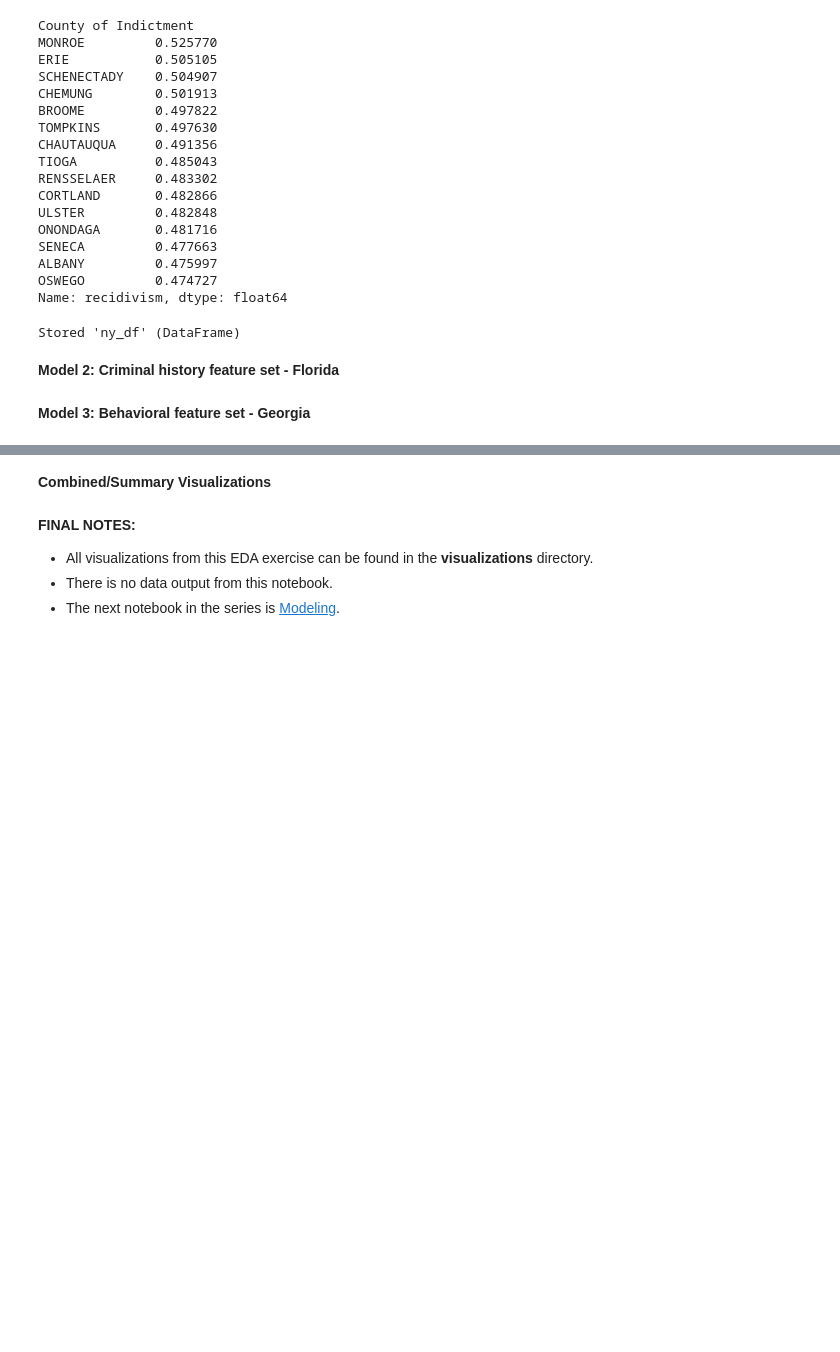
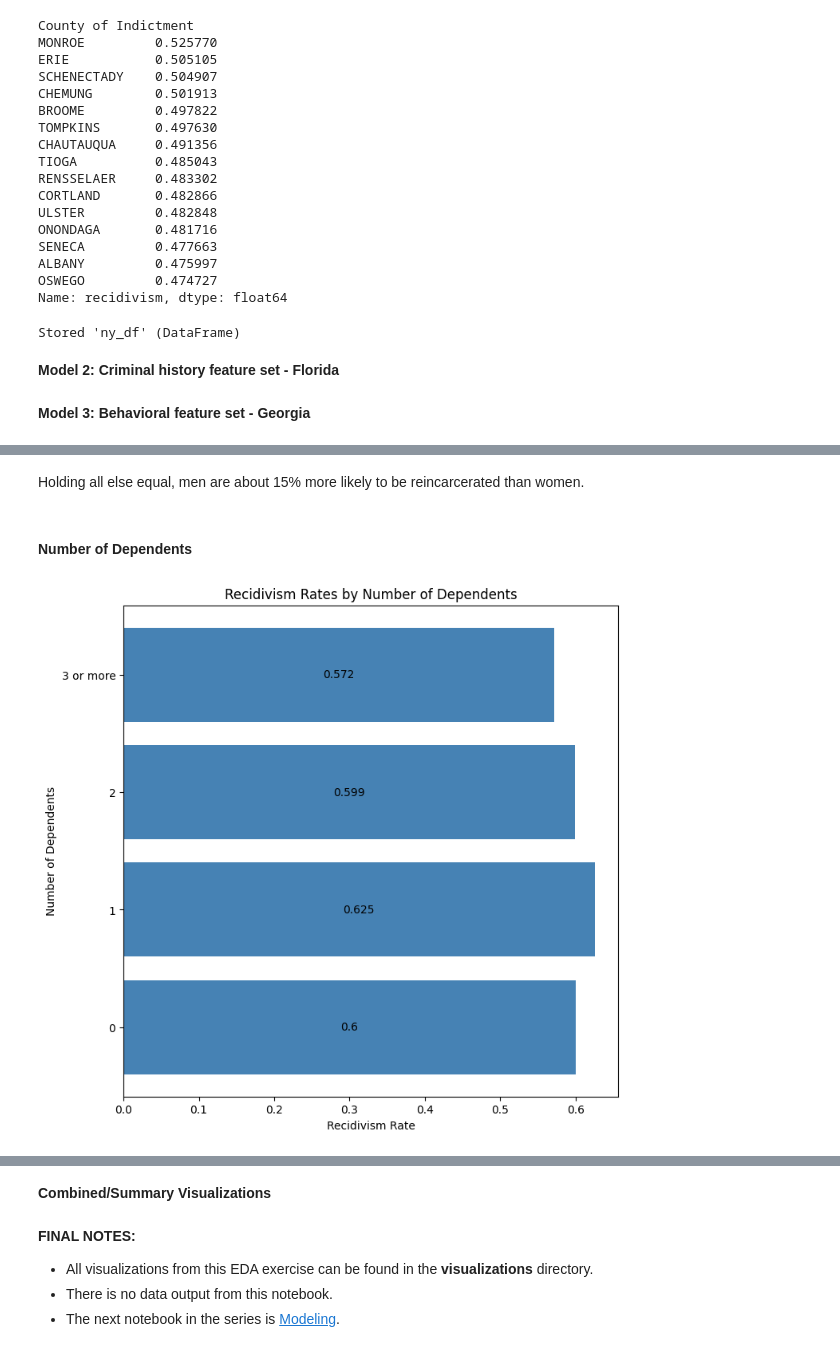
Before and after one commit to ga-dsi-822-group4/recidivism, a Jupyter notebook: notebooks/02_eda.ipynb, the cells around one changed output, grey strips where cells are left out. Drawn from its saved outputs; the diff is of its cells as text; code cells hidden in the pictures; blank space fills up the shorter version.

```diff
--- a/notebooks/02_eda.ipynb
+++ b/notebooks/02_eda.ipynb
@@ -196,0 +256,19 @@ Stored 'ny_df' (DataFrame)
+# %% [markdown]
+Holding all else equal, men are about 15% more likely to be reincarcerated than women.
+# %% [markdown]
+#### Number of Dependents
+# %%
+dpndts_recidivism = ga.groupby(by = ['dependents'])['recidivism_within_3years'].value_counts(normalize=True)
+dpndts_recidivism = pd.DataFrame(dpndts_recidivism)
+
+fig, ax = plt.subplots(figsize = (8,8))
+
+y_vals = [val for val, bool in dpndts_recidivism.index[::2]]
+recid_pcts = [round(val, 3) for val in dpndts_recidivism['recidivism_within_3years'][::2]]
+dpndts_plot = ax.barh(y=y_vals,
+    width=recid_pcts, color='steelblue')
+ax.bar_label(dpndts_plot, label_type='center')
+ax.set(title='Recidivism Rates by Number of Dependents', xlabel='Recidivism Rate', ylabel='Number of Dependents', yticks=[0, 1, 2, 3], yticklabels=[0, 1, 2, '3 or more'])
+plt.show();
+# %% [output]
+[figure, added]
```
Also changed, not shown: parts of 50 cells of this notebook.
